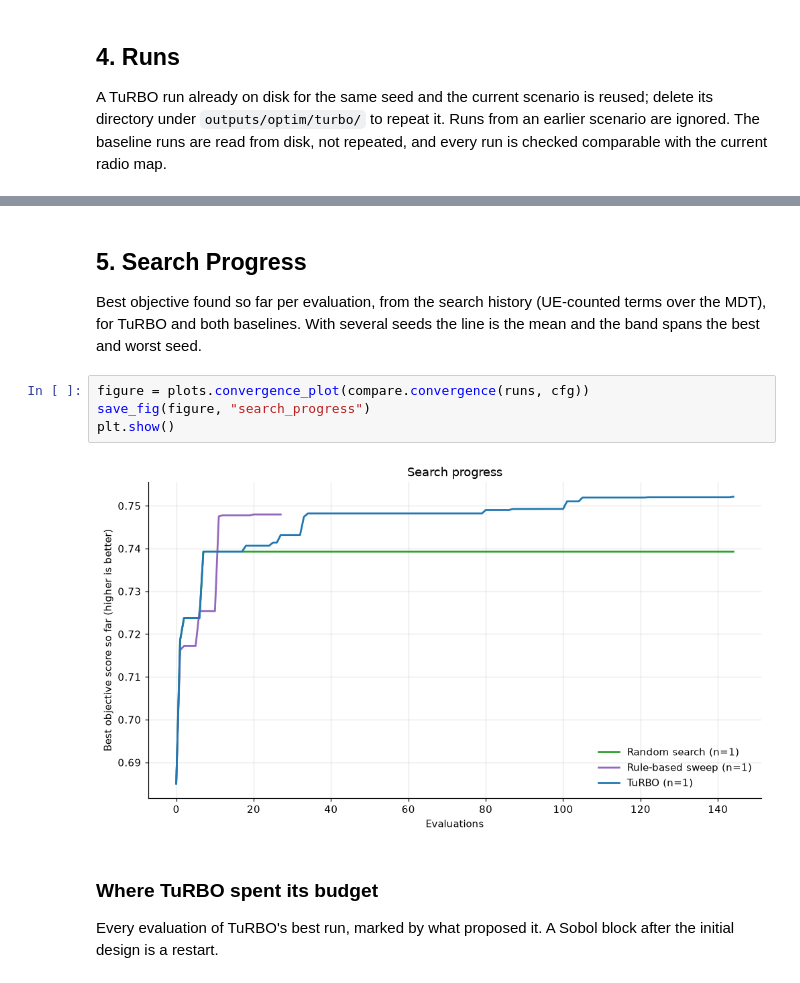
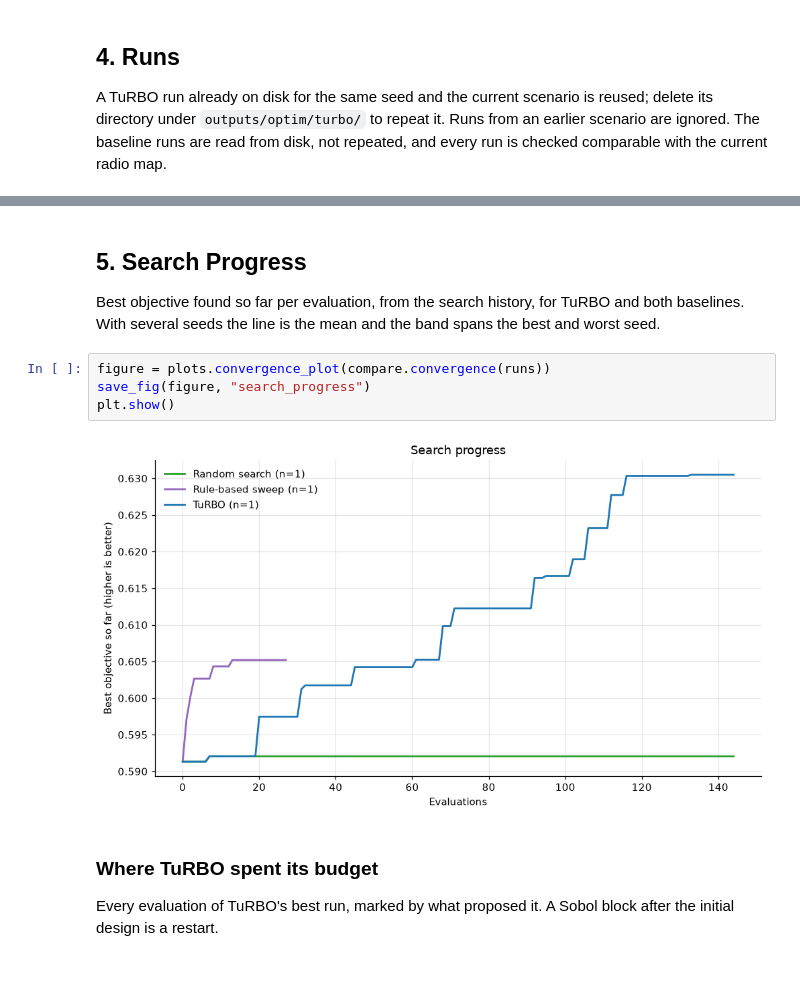
Before and after one commit to NguyenVu04/band-tilt, a Jupyter notebook: notebooks/03b_turbo.ipynb, the cells around one changed output, grey strips where cells are left out. Drawn from its saved outputs; the diff is of its cells as text.

```diff
--- a/notebooks/03b_turbo.ipynb
+++ b/notebooks/03b_turbo.ipynb
@@ -219,14 +219,14 @@ WARNING skipping outputs\optim\turbo\2026-09-17_03-02-08: No outputs\optim\turbo
 # %% [markdown]
 ## 5. Search Progress
 
-Best objective found so far per evaluation, from the search history (UE-counted terms over the MDT), for TuRBO and
-both baselines. With several seeds the line is the mean and the band spans the best and worst seed.
+Best objective found so far per evaluation, from the search history, for TuRBO and both baselines. With several seeds
+the line is the mean and the band spans the best and worst seed.
 # %%
-figure = plots.convergence_plot(compare.convergence(runs, cfg))
+figure = plots.convergence_plot(compare.convergence(runs))
 save_fig(figure, "search_progress")
 plt.show()
 # %% [output]
-[figure, old version]
+[figure, new version]
 # %% [markdown]
 ### Where TuRBO spent its budget
 
```
Also changed, not shown: parts of 15 cells of this notebook, 43 other files.
